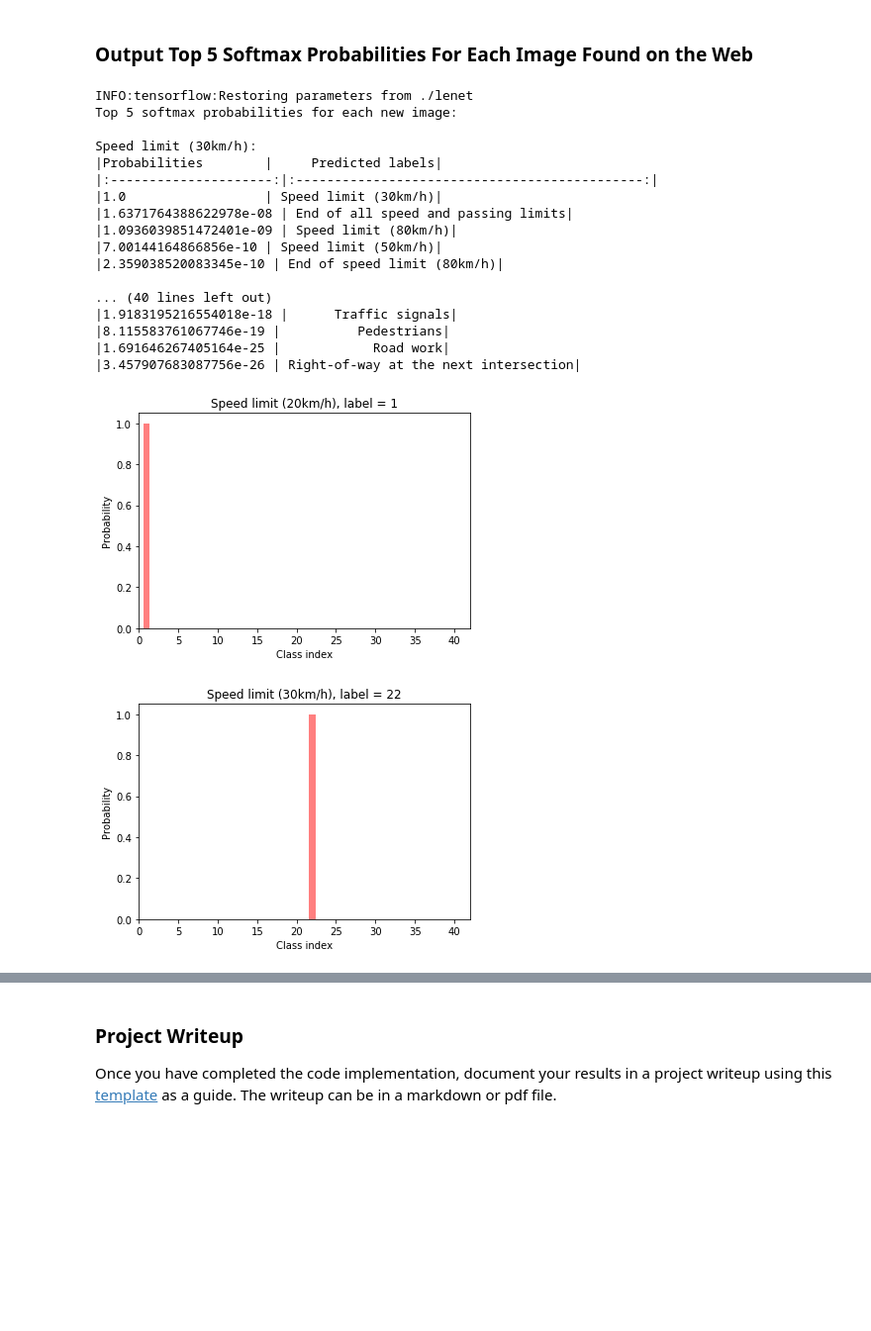
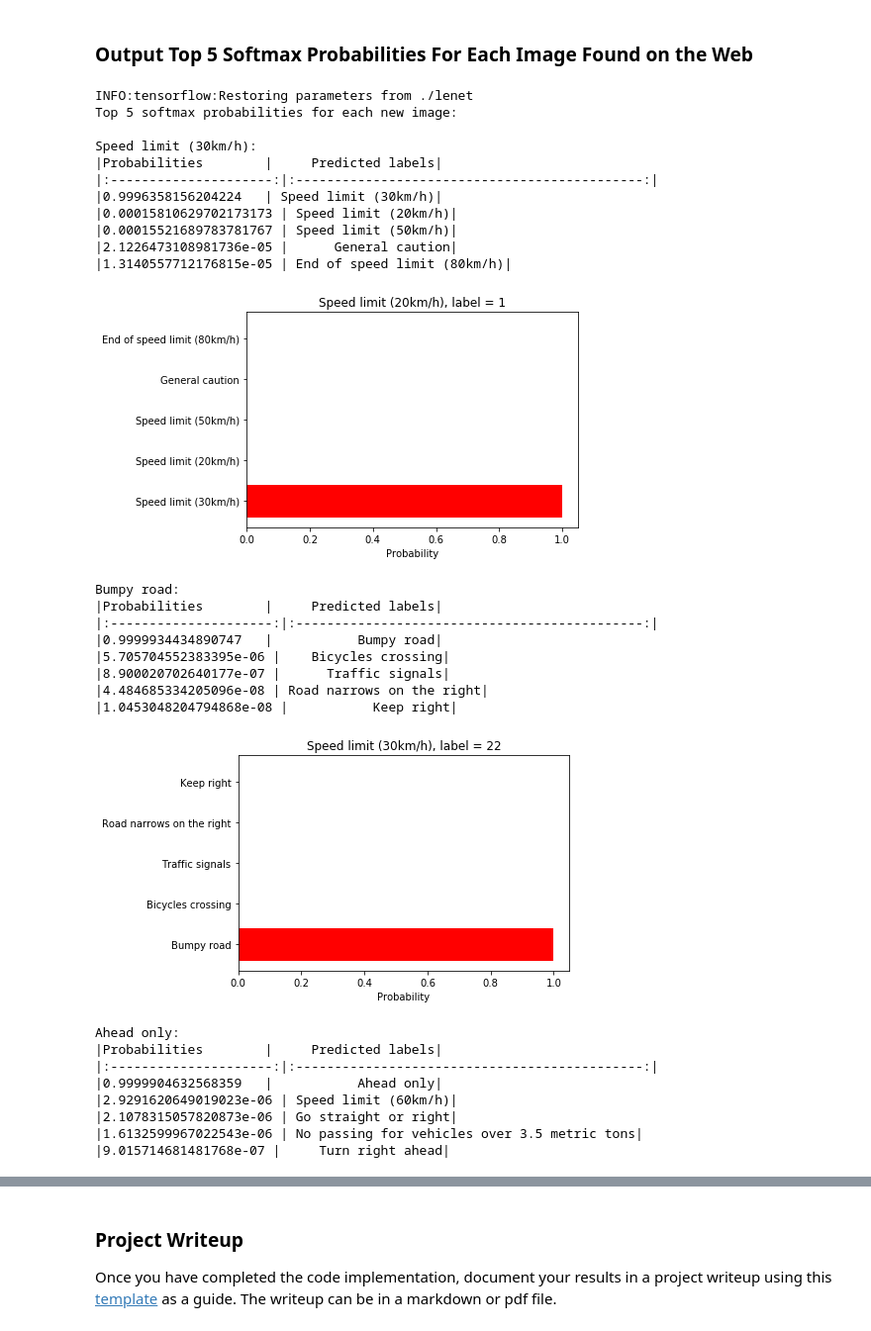
Before and after one commit to swarnimsoni/CarND-Traffic-Sign-Classifier-Project-master, a Jupyter notebook: Traffic_Sign_Classifier.ipynb, the cells around one changed output, grey strips where cells are left out. Shown at 99% size. Cells and saved outputs as stored; diff of their text form; code cells hidden in the pictures; blank space fills up the shorter version.

Commit message:
Latest run, fix the graphs

```diff
--- a/Traffic_Sign_Classifier.ipynb
+++ b/Traffic_Sign_Classifier.ipynb
@@ -589,48 +589,59 @@ with tf.Session() as sess:
     # Load the weights and bias
     saver.restore(sess, './lenet')
     top5ClassesAndProbabilities = sess.run(top5Probabilities, feed_dict={
         x: X_newtest_images,
         keep_prob: 1.0})
 
 print("Top 5 softmax probabilities for each new image:")
 
 for i in range(6):
     print()
     print( "{}:".format( traffic_sign_names[y_newtest_images[i]]))
     print("|{:<20} | {:>20}|".format("Probabilities", "Predicted labels"))
     print("|:---------------------:|:---------------------------------------------:|")
     i_values = top5ClassesAndProbabilities.values[i]
     i_indices = top5ClassesAndProbabilities.indices[i]
     temp = list(zip(i_values,i_indices))
     temp.sort(key=lambda x: x[0], reverse = True)
 
     for j in range(5):
-
         print("|{:<20} | {:>20}|".format(temp[j][0], traffic_sign_names[temp[j][1]]))
 
     plt.figure()
-    plt.xlabel('Class index')
-    plt.ylabel('Probability')
-    plt.bar(top5ClassesAndProbabilities.indices[i],top5ClassesAndProbabilities.values[i], align='center', alpha=0.5, color='r')
-    plt.xlim([0,42])
+    #plt.xlabel('Class index')
+    plt.xlabel('Probability')
+    current_class_names = [traffic_sign_names[t[1]] for t in temp]
+    plt.yticks(np.arange(5)+2, current_class_names)
+    plt.barh(np.arange(5)+2,top5ClassesAndProbabilities.values[i], color='r', align= 'center')
     plt.title("{}, label = {}".format( traffic_sign_names[i], y_newtest_images[i] ) )
+    plt.show()
 # %% [output]
 INFO:tensorflow:Restoring parameters from ./lenet
 Top 5 softmax probabilities for each new image:
 
 Speed limit (30km/h):
 |Probabilities        |     Predicted labels|
 |:---------------------:|:---------------------------------------------:|
-|1.0                  | Speed limit (30km/h)|
-|1.6371764388622978e-08 | End of all speed and passing limits|
-|1.0936039851472401e-09 | Speed limit (80km/h)|
-|7.00144164866856e-10 | Speed limit (50km/h)|
-|2.359038520083345e-10 | End of speed limit (80km/h)|
-
-... (40 lines left out)
-|1.9183195216554018e-18 |      Traffic signals|
-|8.115583761067746e-19 |          Pedestrians|
-|1.691646267405164e-25 |            Road work|
-|3.457907683087756e-26 | Right-of-way at the next intersection|
+|0.9996358156204224   | Speed limit (30km/h)|
+|0.00015810629702173173 | Speed limit (20km/h)|
+|0.00015521689783781767 | Speed limit (50km/h)|
+|2.1226473108981736e-05 |      General caution|
+|1.3140557712176815e-05 | End of speed limit (80km/h)|
-[figure, old version]
+[figure, new version]
+Bumpy road:
+|Probabilities        |     Predicted labels|
+|:---------------------:|:---------------------------------------------:|
+|0.9999934434890747   |           Bumpy road|
+|5.705704552383395e-06 |    Bicycles crossing|
+|8.900020702640177e-07 |      Traffic signals|
+|4.484685334205096e-08 | Road narrows on the right|
+|1.0453048204794868e-08 |           Keep right|
-[figure, old version]
+[figure, new version]
+Ahead only:
+|Probabilities        |     Predicted labels|
+|:---------------------:|:---------------------------------------------:|
+|0.9999904632568359   |           Ahead only|
+|2.9291620649019023e-06 | Speed limit (60km/h)|
+|2.1078315057820873e-06 | Go straight or right|
+|1.6132599967022543e-06 | No passing for vehicles over 3.5 metric tons|
+|9.015714681481768e-07 |     Turn right ahead|
```
Also changed, not shown: parts of 7 cells of this notebook, 4 other files.
